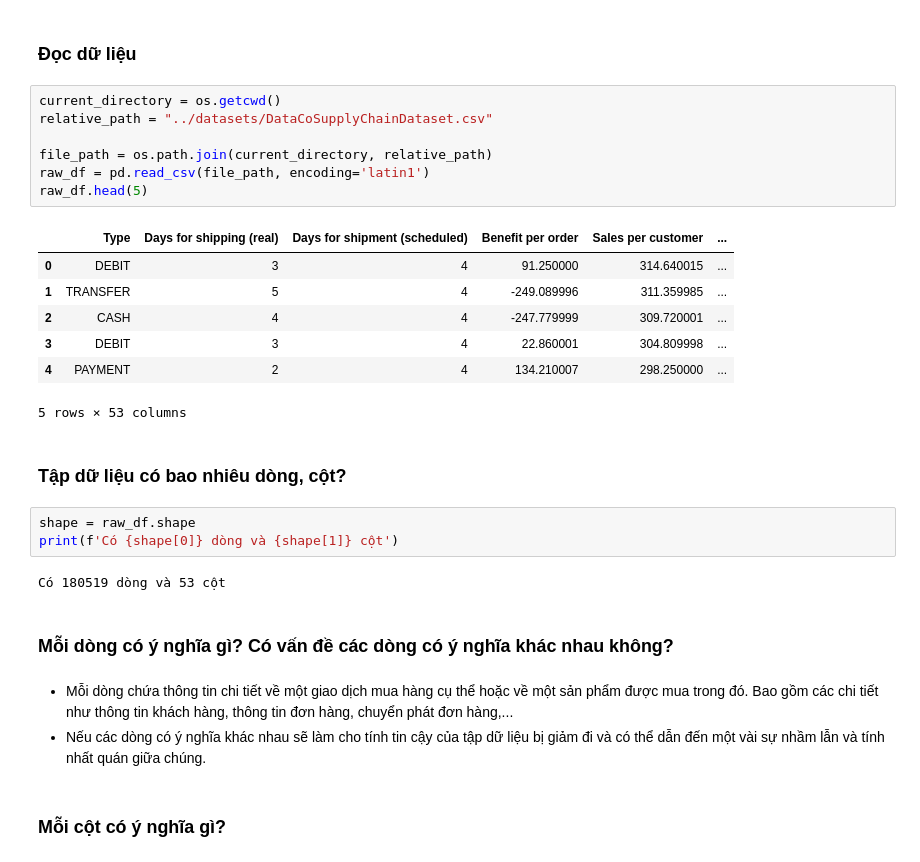
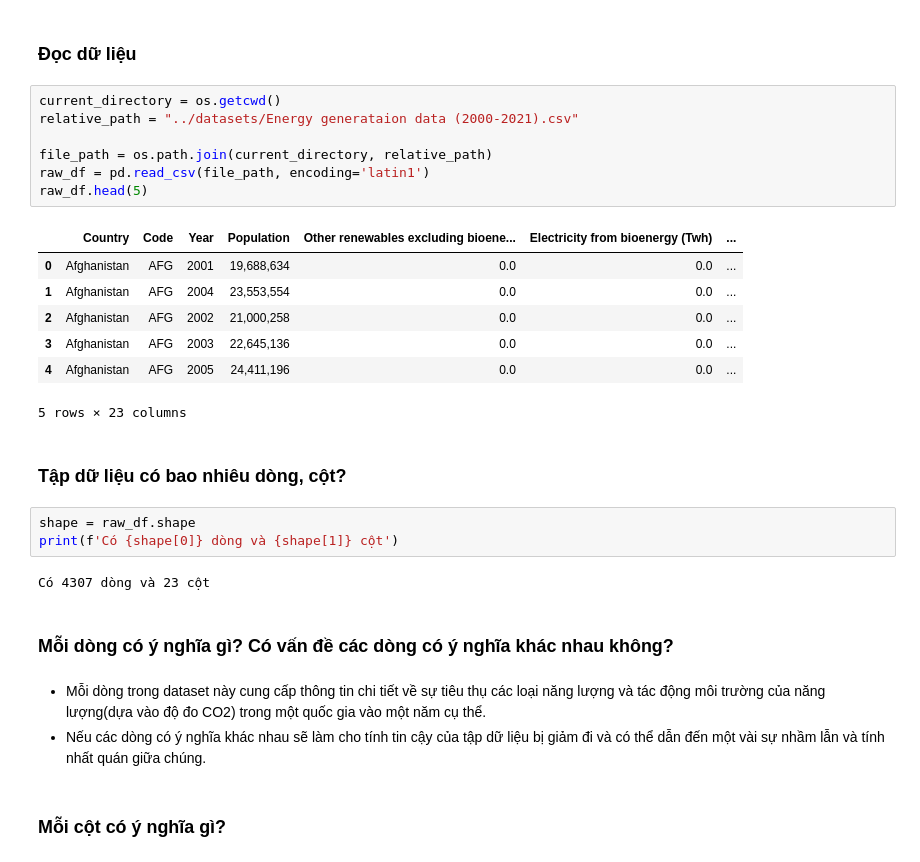
Before and after one commit to phuc-gn/Data-Visualisation-course-HCMUS, a Jupyter notebook: Lab_1/source_codes/notebook.ipynb, the cells around one changed output. Cells and saved outputs as stored; diff of their text form.

```diff
--- a/Lab_1/source_codes/notebook.ipynb
+++ b/Lab_1/source_codes/notebook.ipynb
@@ -41,30 +37,30 @@ import nltk
 ### Đọc dữ liệu
 # %%
 current_directory = os.getcwd()
-relative_path = "../datasets/DataCoSupplyChainDataset.csv"
+relative_path = "../datasets/Energy generataion data (2000-2021).csv"
 
 file_path = os.path.join(current_directory, relative_path)
 raw_df = pd.read_csv(file_path, encoding='latin1')
 raw_df.head(5)
 # %% [output]
-|  | Type | Days for shipping (real) | Days for shipment (scheduled) | Benefit per order | Sales per customer | ... |
-| 0 | DEBIT | 3 | 4 | 91.250000 | 314.640015 | ... |
-| 1 | TRANSFER | 5 | 4 | -249.089996 | 311.359985 | ... |
-| 2 | CASH | 4 | 4 | -247.779999 | 309.720001 | ... |
-| 3 | DEBIT | 3 | 4 | 22.860001 | 304.809998 | ... |
-| 4 | PAYMENT | 2 | 4 | 134.210007 | 298.250000 | ... |
+|  | Country | Code | Year | Population | Other renewables excluding bioene... | Electricity from bioenergy (Twh) | ... |
+| 0 | Afghanistan | AFG | 2001 | 19,688,634 | 0.0 | 0.0 | ... |
+| 1 | Afghanistan | AFG | 2004 | 23,553,554 | 0.0 | 0.0 | ... |
+| 2 | Afghanistan | AFG | 2002 | 21,000,258 | 0.0 | 0.0 | ... |
+| 3 | Afghanistan | AFG | 2003 | 22,645,136 | 0.0 | 0.0 | ... |
+| 4 | Afghanistan | AFG | 2005 | 24,411,196 | 0.0 | 0.0 | ... |
-5 rows × 53 columns
+5 rows × 23 columns
 # %% [markdown]
 ### Tập dữ liệu có bao nhiêu dòng, cột?
 # %%
 shape = raw_df.shape
 print(f'Có {shape[0]} dòng và {shape[1]} cột')
 # %% [output]
-Có 180519 dòng và 53 cột
+Có 4307 dòng và 23 cột
 # %% [markdown]
 ### Mỗi dòng có ý nghĩa gì? Có vấn đề các dòng có ý nghĩa khác nhau không?
 # %% [markdown]
-- Mỗi dòng chứa thông tin chi tiết về một giao dịch mua hàng cụ thể hoặc về một sản phẩm được mua trong đó. Bao gồm các chi tiết như thông tin khách hàng, thông tin đơn hàng, chuyển phát đơn hàng,...
+- Mỗi dòng trong dataset này cung cấp thông tin chi tiết về sự tiêu thụ các loại năng lượng và tác động môi trường của năng lượng(dựa vào độ đo CO2) trong một quốc gia vào một năm cụ thể.
 - Nếu các dòng có ý nghĩa khác nhau sẽ làm cho tính tin cậy của tập dữ liệu bị giảm đi và có thể dẫn đến một vài sự nhầm lẫn và tính nhất quán giữa chúng.
 # %% [markdown]
 ### Mỗi cột có ý nghĩa gì?
```
Also changed, not shown: parts of 28 cells of this notebook, 5 other files.
